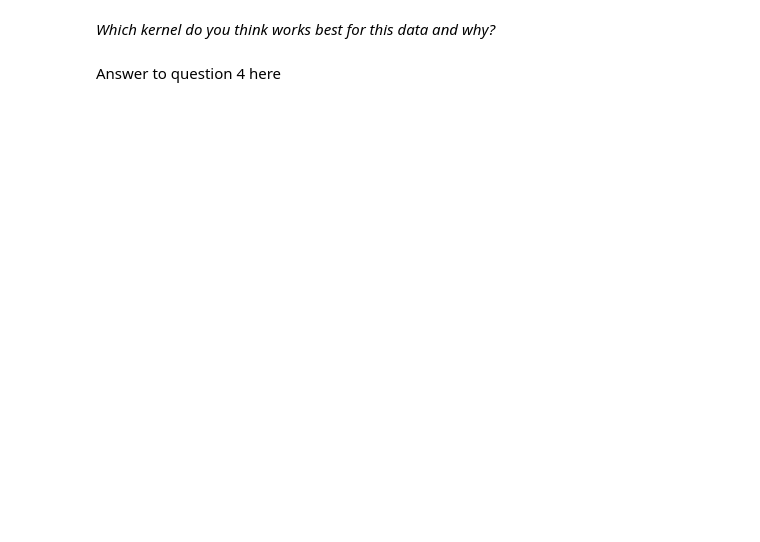
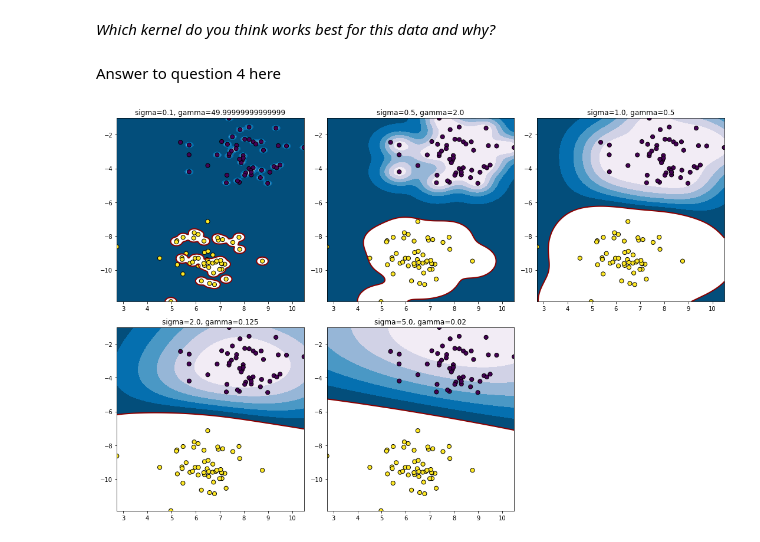
Before and after one commit to Shaunjs006/MBA_M3_Machine_Learning, a Jupyter notebook: workshop-materials-week3/week3-partial.ipynb, the cells around one changed output. Drawn from its saved outputs; the diff is of its cells as text; code cells hidden in the pictures; blank space fills up the shorter version.

```diff
--- a/workshop-materials-week3/week3-partial.ipynb
+++ b/workshop-materials-week3/week3-partial.ipynb
@@ -217,3 +285,42 @@ Finally, let's explore the Gaussian kernel (aka RBF kernel). Note that here $\ga
 *Which kernel do you think works best for this data and why?*
 # %% [markdown]
 Answer to question 4 here
+# %%
+import numpy as np
+import matplotlib.pyplot as plt
+from sklearn import datasets
+from sklearn.model_selection import train_test_split
+from sklearn.svm import SVC
+
+# Load dataset
+X, y = datasets.make_blobs(n_samples=100, centers=2, random_state=6)
+X_train, X_test, y_train, y_test = train_test_split(X, y, test_size=0.3, random_state=42)
+
+# Define a range of sigma values to experiment with
+sigma_values = [0.1, 0.5, 1.0, 2.0, 5.0]
+
+plt.figure(figsize=(15, 10))
+
+for i, sigma in enumerate(sigma_values, 1):
+    gamma = 1 / (2 * sigma**2)
+    svm_classifier = SVC(kernel='rbf', gamma=gamma)
+    svm_classifier.fit(X_train, y_train)
+
+    # Plot decision boundary
+    plt.subplot(2, 3, i)
+    plt.title(f'sigma={sigma}, gamma={gamma}')
+
+    # Create a grid to plot the decision boundary
+    xx, yy = np.meshgrid(np.linspace(X[:, 0].min(), X[:, 0].max(), 500),
+                         np.linspace(X[:, 1].min(), X[:, 1].max(), 500))
+    Z = svm_classifier.decision_function(np.c_[xx.ravel(), yy.ravel()])
+    Z = Z.reshape(xx.shape)
+
+    plt.contourf(xx, yy, Z, levels=np.linspace(Z.min(), 0, 7), cmap=plt.cm.PuBu)
+    plt.contour(xx, yy, Z, levels=[0], linewidths=2, colors='darkred')
+    plt.scatter(X[:, 0], X[:, 1], c=y, s=50, edgecolors='k')
+
+plt.tight_layout()
+plt.show()
+# %% [output]
+[figure, added]
```
Also changed, not shown: parts of 8 cells of this notebook.
